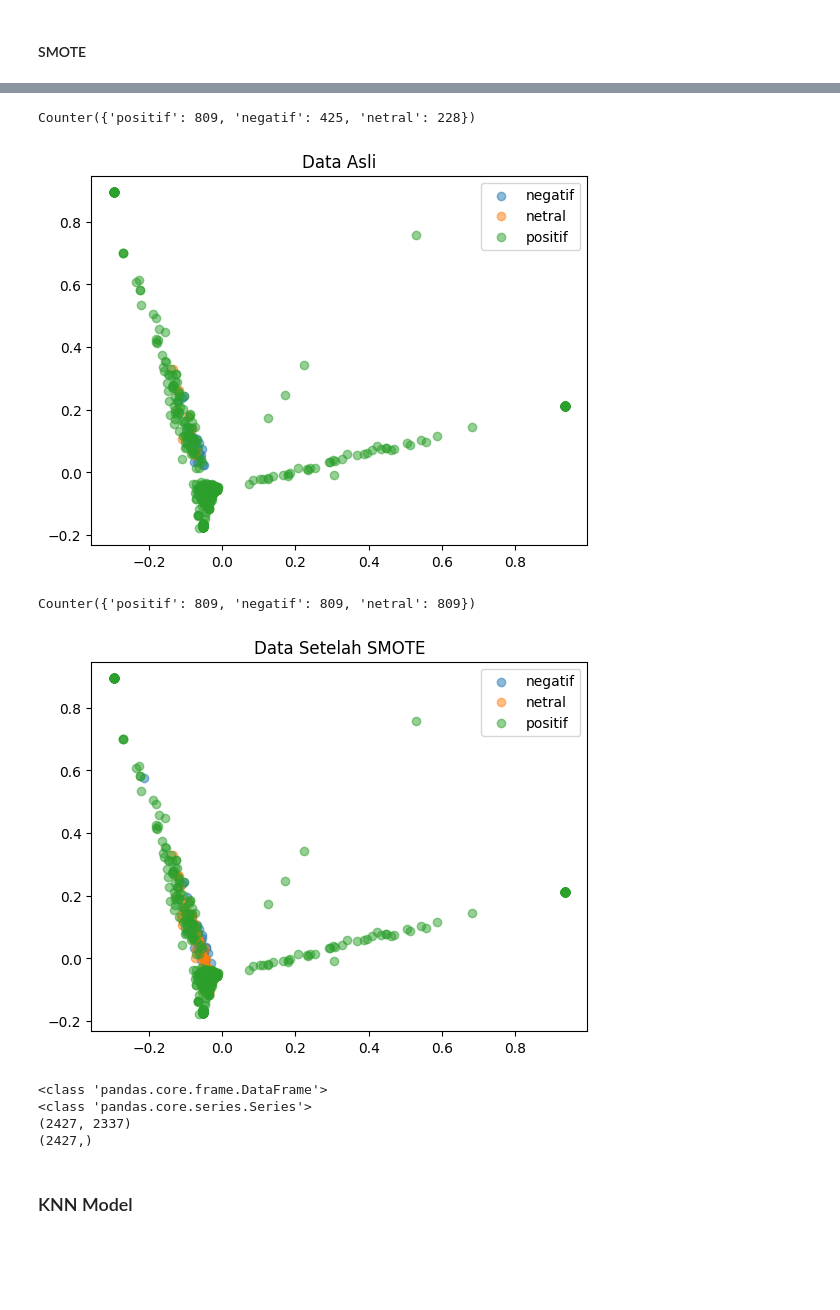
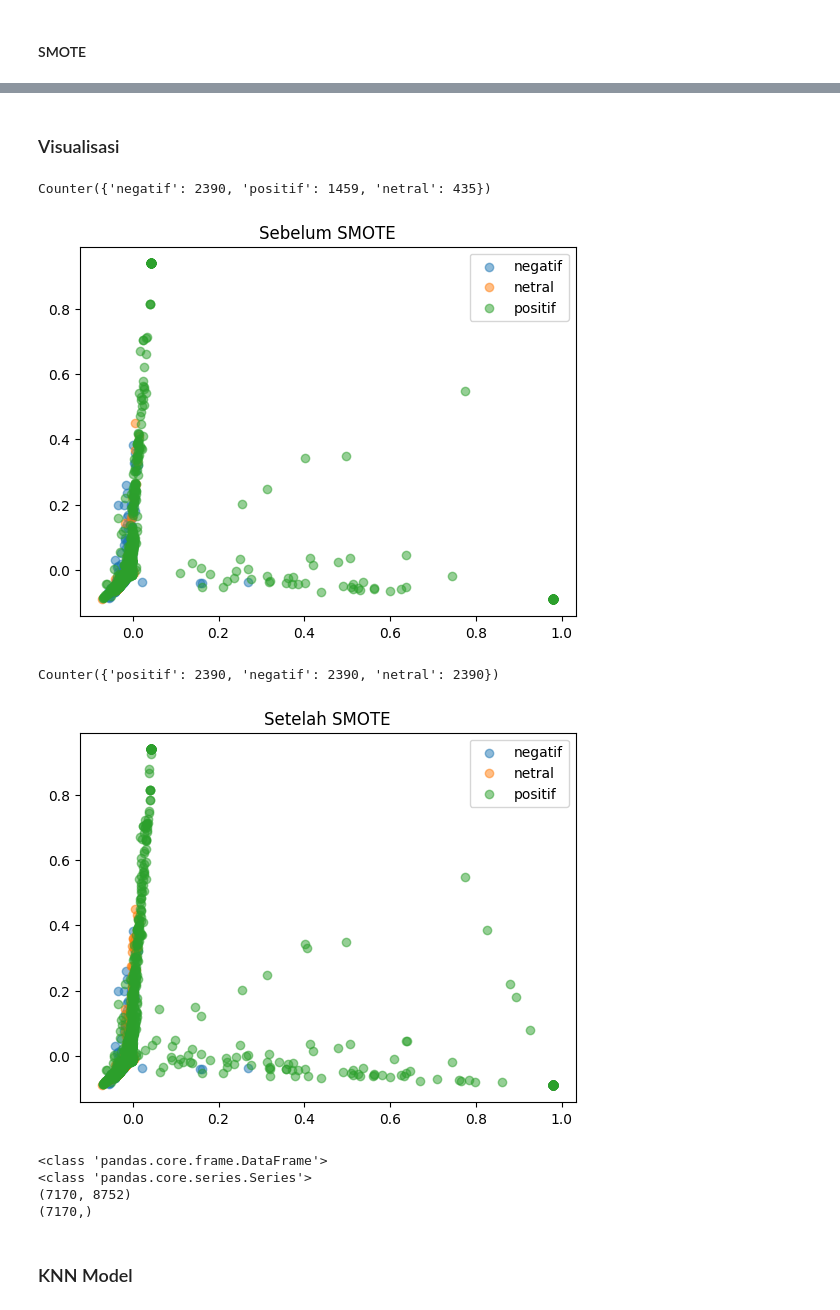
Before and after one commit to ardwiinoo/knn-sentiment-analysis, a Jupyter notebook: notebook/modeling.ipynb, the cells around one changed output, grey strips where cells are left out. Drawn from its saved outputs; the diff is of its cells as text; code cells hidden in the pictures; blank space fills up the shorter version.

```diff
--- a/notebook/modeling.ipynb
+++ b/notebook/modeling.ipynb
@@ -1,6 +1,6 @@
 # %%
 import pandas as pd
 # %%
-data_latih = pd.read_csv('../output/tf-idf/dataset_digital_bank_indo_clean_extract.csv', encoding='utf-8')
+data_latih = pd.read_csv('../output/tf-idf/dataset_merge_clean_extract_fix.csv', encoding='utf-8')
 data_latih
 # %% [output]
@@ -38,5 +28,5 @@ from imblearn.over_sampling import SMOTE
 X = data_latih.drop('sentimen', axis=1)
 y = data_latih['sentimen']
 
-sm = SMOTE(sampling_strategy='auto', random_state=42)
+sm = SMOTE(random_state=42)
 X_res, y_res = sm.fit_resample(X, y)
@@ -51,3 +51,5 @@ Sebelum Oversampling, jumlah label 'NETRAL': 809
+# %% [markdown]
+### Visualisasi
 # %%
 import matplotlib.pyplot as plt
 from sklearn.preprocessing import LabelEncoder
@@ -55,35 +57,38 @@ from sklearn.decomposition import PCA
 import numpy as np
 from collections import Counter
 # %%
+# Mengurangi dimensi dengan PCA agar bisa divisualisasikan dalam 2 dimensi
 pca = PCA(n_components=2)
 X_pca = pca.fit_transform(X)
 X_res_pca = pca.transform(X_res)
 
 # Ubah label menjadi angka
 le = LabelEncoder()
 y_num = le.fit_transform(y)
 y_res_num = le.transform(y_res)
 
 # Plot data asli
 print(Counter(y))
 for label in np.unique(y_num):
-    plt.scatter(X_pca[y_num == label, 0], X_pca[y_num == label, 1], label=str(le.inverse_transform([label])[0]), alpha=0.5)
-plt.title('Data Asli')
+    label_str = le.inverse_transform([label])[0]
+    plt.scatter(X_pca[y_num == label, 0], X_pca[y_num == label, 1], label=label_str, alpha=0.5)
+plt.title('Sebelum SMOTE')
 plt.legend()
 plt.show()
 
 # Plot data setelah SMOTE
 print(Counter(y_res))
 for label in np.unique(y_res_num):
-    plt.scatter(X_res_pca[y_res_num == label, 0], X_res_pca[y_res_num == label, 1], label=str(le.inverse_transform([label])[0]), alpha=0.5)
-plt.title('Data Setelah SMOTE')
+    label_str = le.inverse_transform([label])[0]
+    plt.scatter(X_res_pca[y_res_num == label, 0], X_res_pca[y_res_num == label, 1], label=label_str, alpha=0.5)
+plt.title('Setelah SMOTE')
 plt.legend()
 plt.show()
 # %% [output]
-Counter({'positif': 809, 'negatif': 425, 'netral': 228})
+Counter({'negatif': 2390, 'positif': 1459, 'netral': 435})
-[figure, old version]
+[figure, new version]
-Counter({'positif': 809, 'negatif': 809, 'netral': 809})
+Counter({'positif': 2390, 'negatif': 2390, 'netral': 2390})
-[figure, old version]
+[figure, new version]
 # %%
 print(type(X_res))
 print(type(y_res))
@@ -92,8 +97,8 @@ print(y_res.shape)
 # %% [output]
 <class 'pandas.core.frame.DataFrame'>
 <class 'pandas.core.series.Series'>
-(2427, 2337)
-(2427,)
+(7170, 8752)
+(7170,)
 # %% [markdown]
 ### KNN Model
 # %%
```
Also changed, not shown: parts of 11 cells of this notebook.
